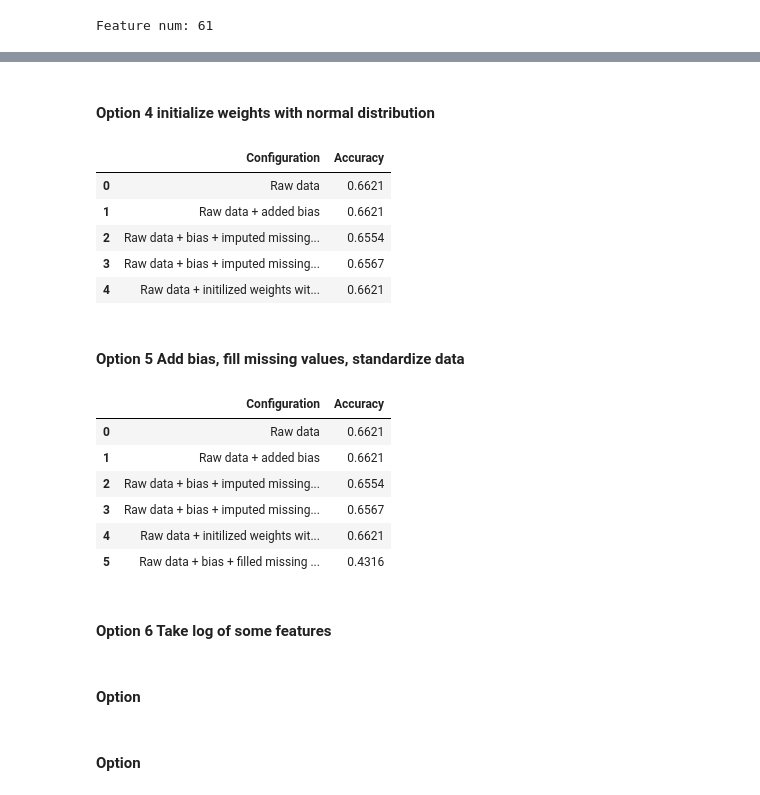
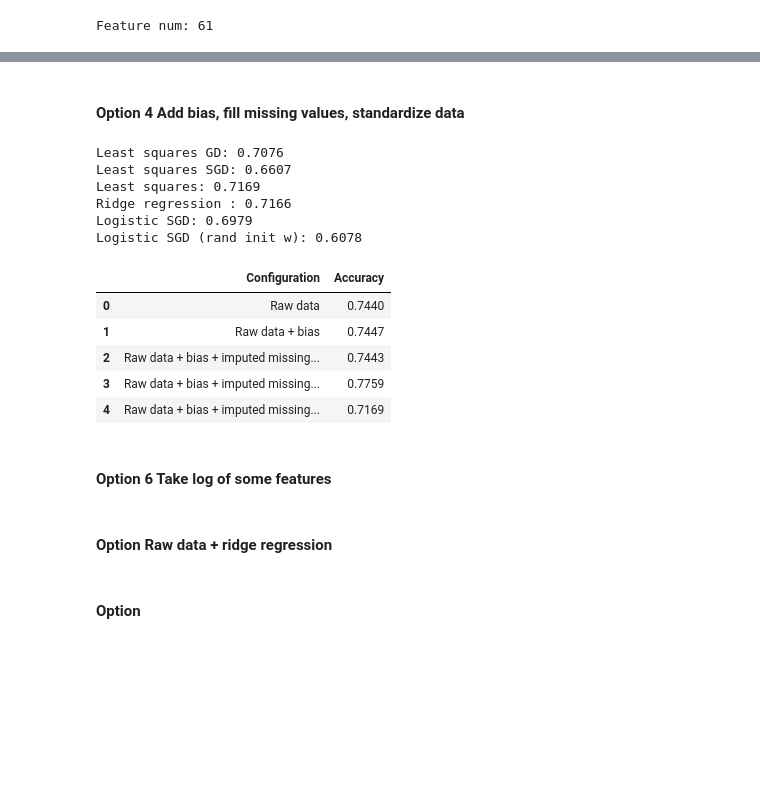
Before and after one commit to oganesManasian/EPFL-Machine-Learning-Higgs-2019, a Jupyter notebook: scripts/project1.ipynb, the cells around one changed output, grey strips where cells are left out. Saved outputs shown, nothing was run; the diff lists cells and outputs as text; code cells hidden in the pictures; blank space fills up the shorter version.

Commit message:
Added utility to compare solvers

```diff
--- a/scripts/project1.ipynb
+++ b/scripts/project1.ipynb
@@ -272,0 +310,2 @@ acc_2 = compute_accuracy(y_te, y_pr)
+# %%
+acc_2 = compare_solvers(tX_2, y)
@@ -325,0 +361,2 @@ acc_3 = compute_accuracy(y_te, y_pr)
+# %%
+acc_3 = compare_solvers(tX_3, y)
@@ -335,2 +378,0 @@ results
-# %% [markdown]
-#### Option 4 initialize weights with normal distribution
@@ -346,15 +379,5 @@ acc_4 = compute_accuracy(y_te, y_pr)
-# %%
-results.loc[len(results)] = ("Raw data + initilized weights with normal distrib", acc_4)
-results
-# %% [output]
-|  | Configuration | Accuracy |
-| 0 | Raw data | 0.6621 |
-| 1 | Raw data + added bias | 0.6621 |
-| 2 | Raw data + bias + imputed missing... | 0.6554 |
-| 3 | Raw data + bias + imputed missing... | 0.6567 |
-| 4 | Raw data + initilized weights wit... | 0.6621 |
 # %% [markdown]
-#### Option 5 Add bias, fill missing values, standardize data
+#### Option 4 Add bias, fill missing values, standardize data
 # %%
 tX_5 = tX.copy()
 # %%
@@ -378,18 +392,26 @@ acc_5 = compute_accuracy(y_te, y_pr)
+# %%
+acc_5 = compare_solvers(tX_5, y)
+# %% [output]
+Least squares GD: 0.7076
+Least squares SGD: 0.6607
+Least squares: 0.7169
+Ridge regression : 0.7166
+Logistic SGD: 0.6979
+Logistic SGD (rand init w): 0.6078
 # %%
-results.loc[len(results)] = ("Raw data + bias + filled missing values + standardized data", acc_5)
+results.loc[len(results)] = ("Raw data + bias + imputed missing values + standardized data", acc_5)
 results
 # %% [output]
 |  | Configuration | Accuracy |
-| 0 | Raw data | 0.6621 |
-| 1 | Raw data + added bias | 0.6621 |
-| 2 | Raw data + bias + imputed missing... | 0.6554 |
-| 3 | Raw data + bias + imputed missing... | 0.6567 |
-| 4 | Raw data + initilized weights wit... | 0.6621 |
-| 5 | Raw data + bias + filled missing ... | 0.4316 |
+| 0 | Raw data | 0.7440 |
+| 1 | Raw data + bias | 0.7447 |
+| 2 | Raw data + bias + imputed missing... | 0.7443 |
+| 3 | Raw data + bias + imputed missing... | 0.7759 |
+| 4 | Raw data + bias + imputed missing... | 0.7169 |
 # %% [markdown]
 #### Option 6 Take log of some features
 # %% [markdown]
-#### Option
+#### Option Raw data + ridge regression
 # %% [markdown]
 #### Option
 # %% [markdown]
```
Also changed, not shown: parts of 25 cells of this notebook.
